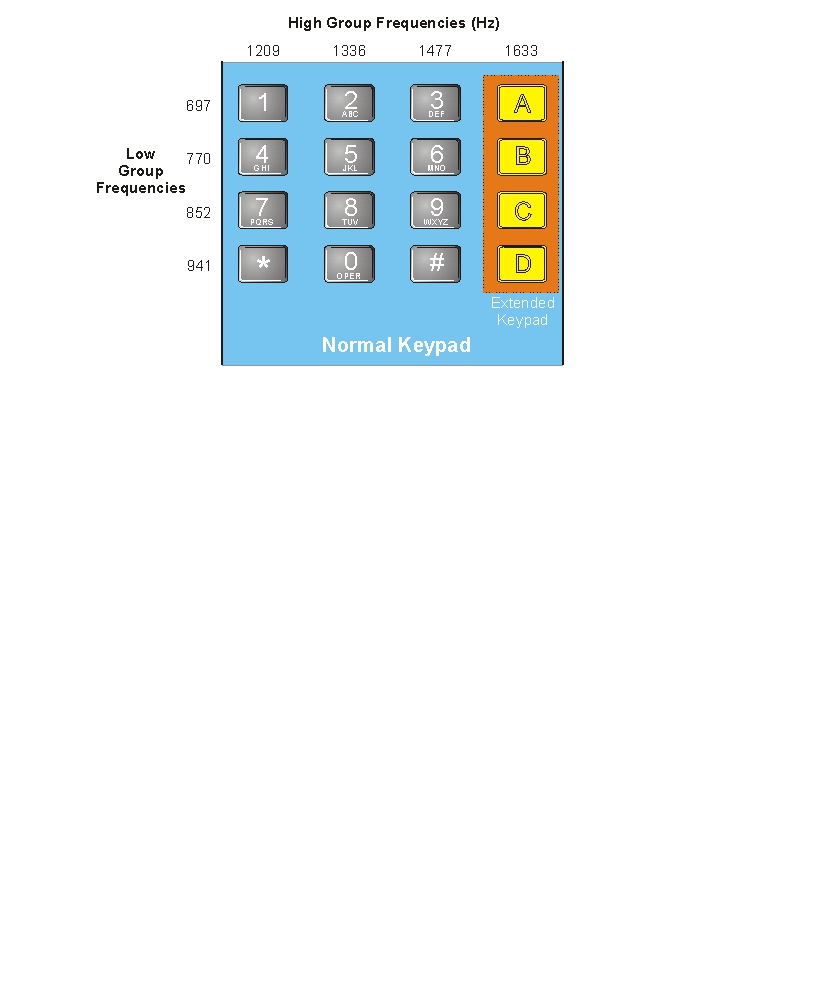
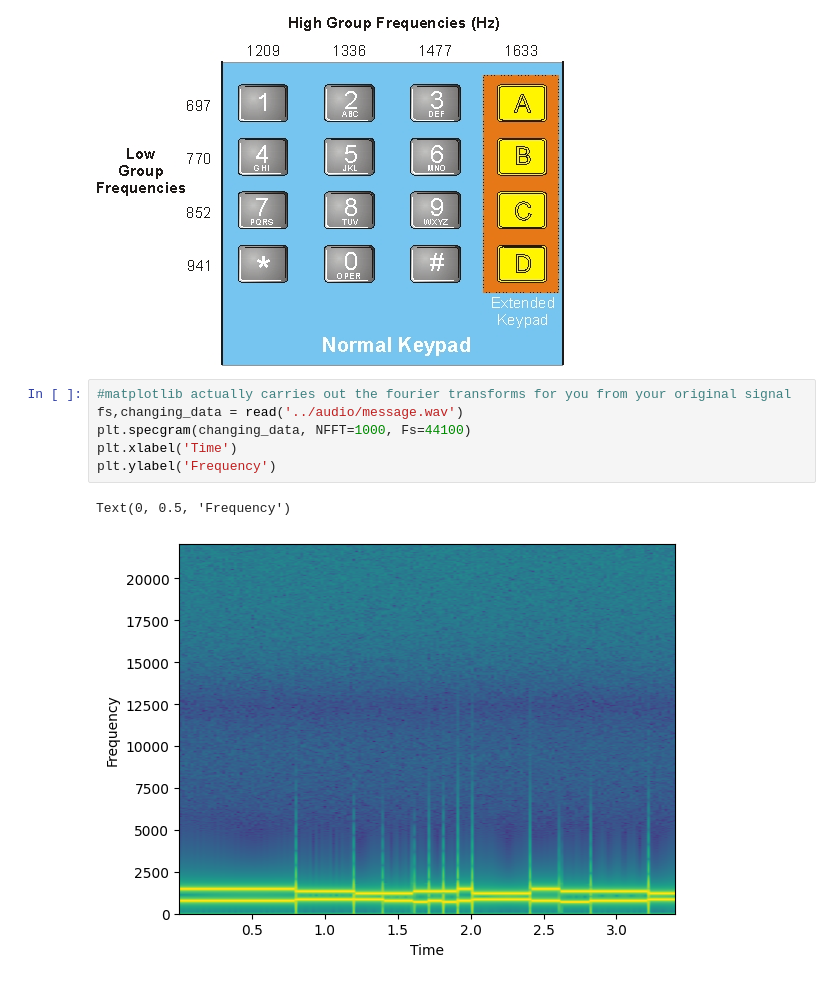
Before and after one commit to thedarknessuser/AudioTechII, a Jupyter notebook: Activities/Activity5_DFT.ipynb, the cells around one changed output. Saved outputs shown, nothing was run; the diff lists cells and outputs as text; blank space fills up the shorter version.

```diff
--- a/Activities/Activity5_DFT.ipynb
+++ b/Activities/Activity5_DFT.ipynb
@@ -96,3 +147,12 @@ from IPython.display import Image
 Image('../images/DTMF_system.jpg', embed=True)
 # %% [output]
 [figure]
+# %%
+#matplotlib actually carries out the fourier transforms for you from your original signal
+fs,changing_data = read('../audio/message.wav')
+plt.specgram(changing_data, NFFT=1000, Fs=44100)
+plt.xlabel('Time')
+plt.ylabel('Frequency')
+# %% [output]
+Text(0, 0.5, 'Frequency')
+[figure, added]
```
Also changed, not shown: parts of 6 cells of this notebook.
